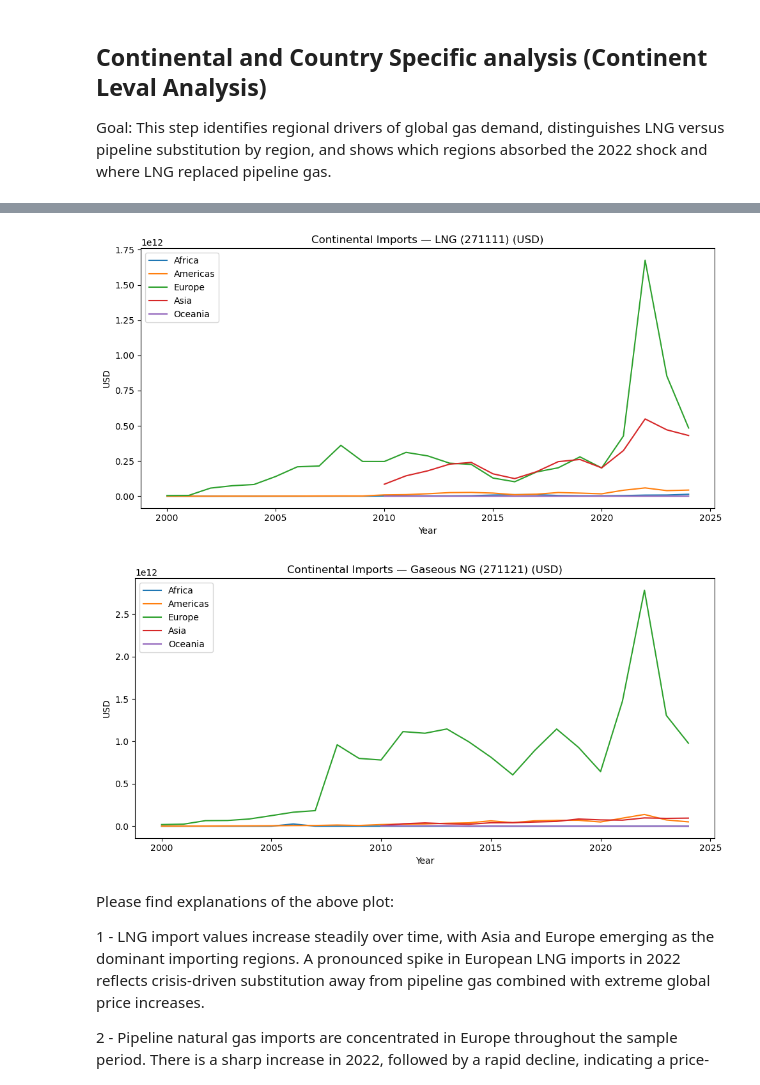
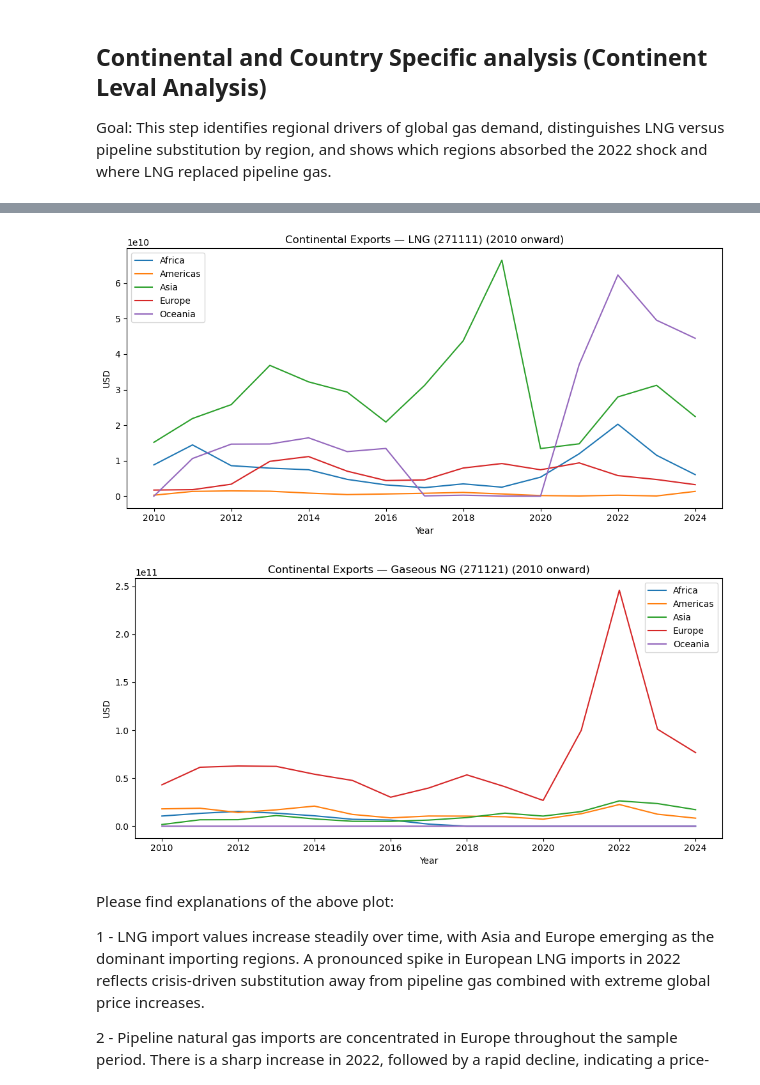
Before and after one commit to ron309/JEM_207-Data_Processing_in_Python_Projecct, a Jupyter notebook: Analysis.ipynb, the cells around one changed output, grey strips where cells are left out. Cells and saved outputs as stored; diff of their text form; code cells hidden in the pictures.

```diff
--- a/Analysis.ipynb
+++ b/Analysis.ipynb
@@ -481,19 +402,28 @@ Oceania       1141
 Name: count, dtype: int64
 # %%
-# Analyzing Continental imports
-imports_cont = df3[df3["flow_type"] == "Import"].copy()
-
-# Aggregate annual imports by continent and product
-annual_cont_val = (
-    imports_cont
-    .groupby(["refYear", "continent", "product"], as_index=False)
-    .agg(
-        value_usd=("primaryValue", "sum"),
-        weight_kg=("netWgt", "sum")
-    )
+annual_cont = (
+    df_2010
+    .groupby(["refYear", "continent", "flow", "product"], as_index=False)
+    .agg(value_usd=("primaryValue", "sum"))
 )
 
-annual_cont_val.head()
+annual_cont.head()
 
-annual_cont_val.groupby("continent")[["value_usd", "weight_kg"]].sum().sort_values(by=["value_usd", "weight_kg"], ascending=False)
+for prod in ["LNG (271111)", "Gaseous NG (271121)"]:
+    plt.figure(figsize=(10,5))
+    tmp = annual_cont[
+        (annual_cont["product"] == prod) &
+        (annual_cont["flow"] == "Import")
+    ]
+
+    for cont in sorted(tmp["continent"].unique()):
+        sub = tmp[tmp["continent"] == cont].sort_values("refYear")
+        plt.plot(sub["refYear"], sub["value_usd"], label=cont)
+
+    plt.title(f"Continental Imports — {prod} (2010 onward)")
+    plt.xlabel("Year")
+    plt.ylabel("USD")
+    plt.legend()
+    plt.tight_layout()
+    plt.show()
 # %% [output]
@@ -507,21 +432,25 @@ annual_cont_val.groupby("continent")[["value_usd", "weight_kg"]].sum().sort_valu
 # %%
+# Same but for export
 for prod in ["LNG (271111)", "Gaseous NG (271121)"]:
     plt.figure(figsize=(10,5))
-    tmp = annual_cont_val[annual_cont_val["product"] == prod]
+    tmp = annual_cont[
+        (annual_cont["product"] == prod) &
+        (annual_cont["flow"] == "Export")
+    ]
 
-    for cont in tmp["continent"].unique():
+    for cont in sorted(tmp["continent"].unique()):
         sub = tmp[tmp["continent"] == cont].sort_values("refYear")
         plt.plot(sub["refYear"], sub["value_usd"], label=cont)
 
-    plt.title(f"Continental Imports — {prod} (USD)")
+    plt.title(f"Continental Exports — {prod} (2010 onward)")
     plt.xlabel("Year")
     plt.ylabel("USD")
     plt.legend()
     plt.tight_layout()
     plt.show()
 # %% [output]
-[figure, old version]
+[figure, new version]
-[figure, old version]
+[figure, new version]
 # %% [markdown]
 Please find explanations of the above plot:
 
```
Also changed, not shown: parts of 24 cells of this notebook.
